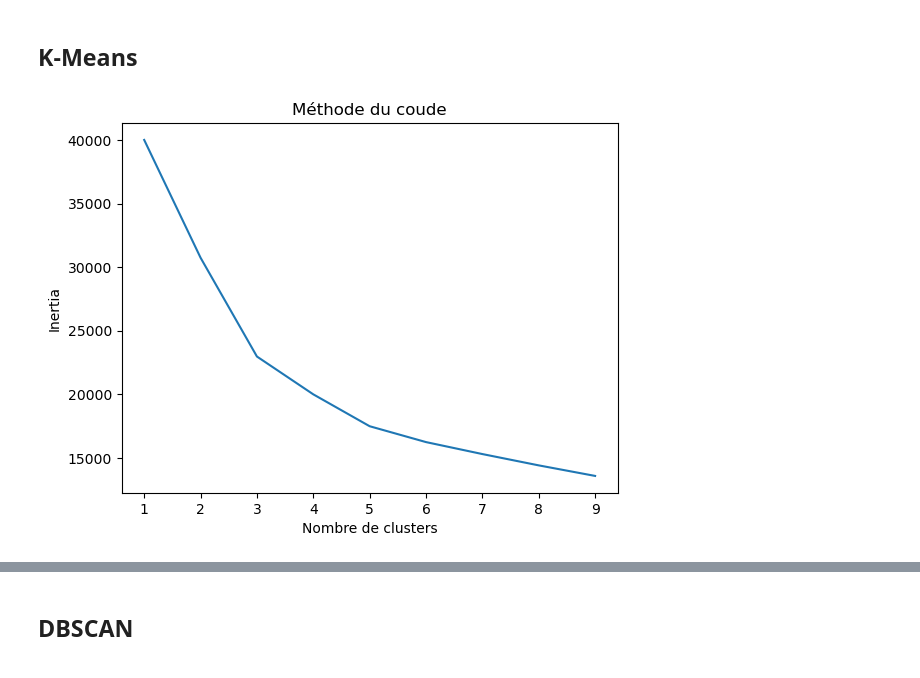
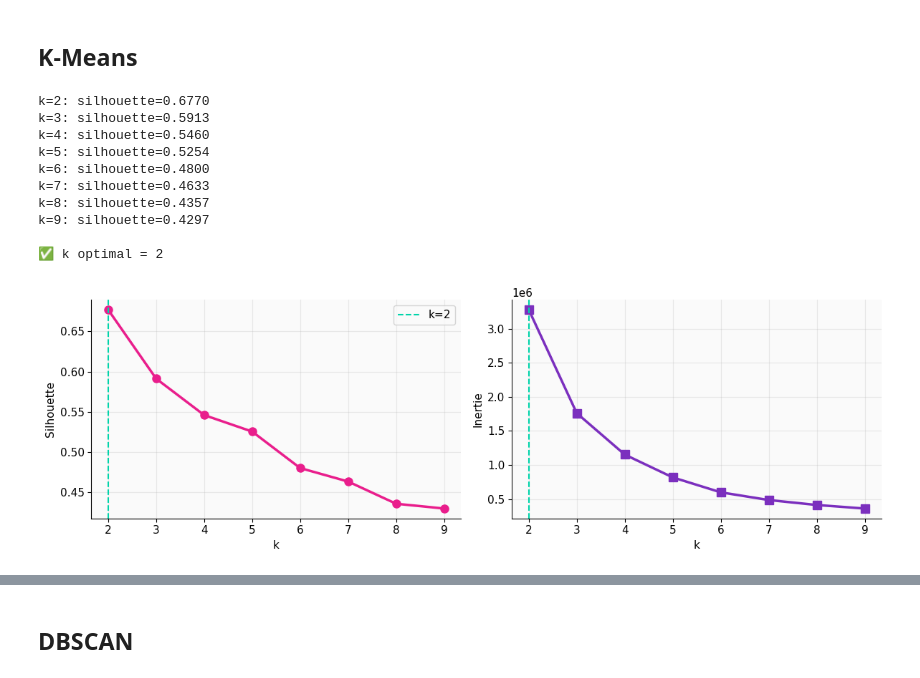
Before and after one commit to Groupe14iSHEERO/benin-insights-2026, a Jupyter notebook: notebooks/03_ML_models.ipynb, the cells around one changed output, grey strips where cells are left out. Cells and saved outputs as stored; diff of their text form; code cells hidden in the pictures.

```diff
--- a/notebooks/03_ML_models.ipynb
+++ b/notebooks/03_ML_models.ipynb
@@ -42,21 +57,36 @@ print(pca.explained_variance_ratio_)
 [0.37934256 0.31115678]
 # %% [markdown]
 ## K-Means
-# %%
-
-inertia = []
-K = range(1,10)
-
-for k in K:
-    km = KMeans(n_clusters=k, random_state=42)
-    km.fit(X_scaled)
-    inertia.append(km.inertia_)
-
-plt.plot(K, inertia)
-plt.xlabel("Nombre de clusters")
-plt.ylabel("Inertia")
-plt.title("Méthode du coude")
-plt.show()
-# %% [output]
-[figure, removed]
+# %%
+# K-Means optimal
+sil,inert={},{}
+for k in range(2,10):
+    km=KMeans(n_clusters=k,random_state=42,n_init=10)
+    lbl=km.fit_predict(X)
+    sil[k]=silhouette_score(X,lbl,sample_size=2000)
+    inert[k]=km.inertia_
+    print(f'k={k}: silhouette={sil[k]:.4f}')
+best_k=max(sil,key=sil.get)
+print(f'\n✅ k optimal = {best_k}')
+
+fig,axes=plt.subplots(1,2,figsize=(12,4))
+axes[0].plot(list(sil.keys()),list(sil.values()),'o-',color=COLORS['primary'],lw=2.5,ms=8)
+axes[0].axvline(best_k,ls='--',color=COLORS['accent'],label=f'k={best_k}')
+axes[0].set_xlabel('k'); axes[0].set_ylabel('Silhouette'); axes[0].legend()
+axes[1].plot(list(inert.keys()),list(inert.values()),'s-',color=COLORS['secondary'],lw=2.5,ms=8)
+axes[1].axvline(best_k,ls='--',color=COLORS['accent'])
+axes[1].set_xlabel('k'); axes[1].set_ylabel('Inertie')
+plt.tight_layout(); plt.show()
+# %% [output]
+k=2: silhouette=0.6770
+k=3: silhouette=0.5913
+k=4: silhouette=0.5460
+k=5: silhouette=0.5254
+k=6: silhouette=0.4800
+k=7: silhouette=0.4633
+k=8: silhouette=0.4357
+k=9: silhouette=0.4297
+
+✅ k optimal = 2
+[figure, added]
 # %%
```
Also changed, not shown: parts of 21 cells of this notebook, 1 other file.
